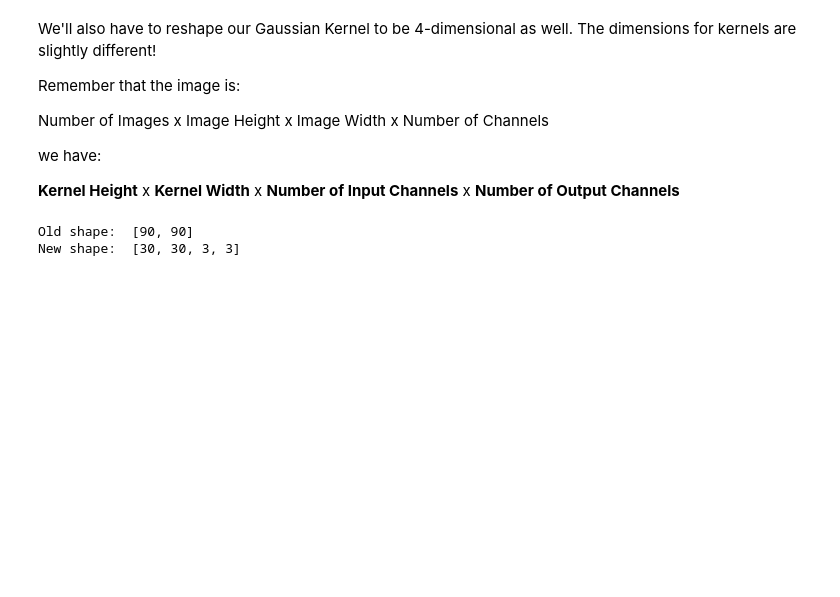
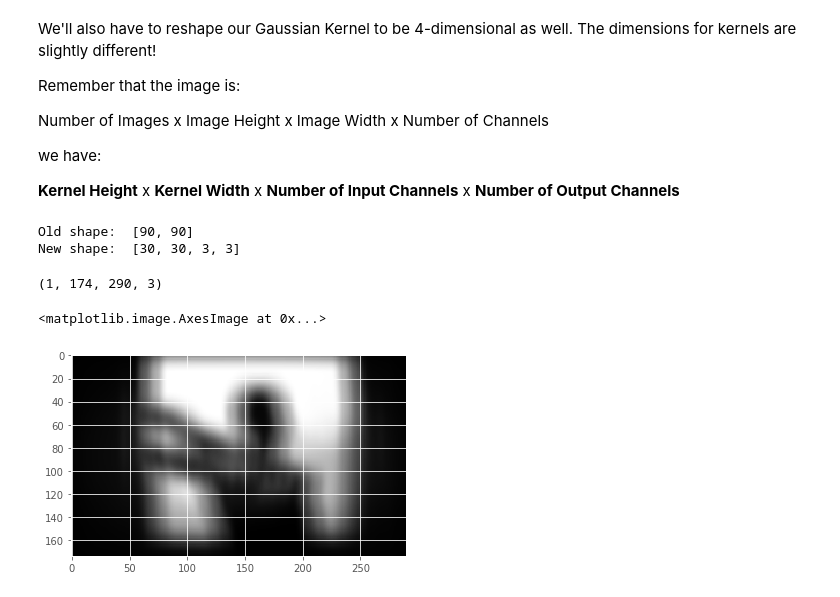
Before and after one commit to gotibhai/tensorflowExperiments, a Jupyter notebook: Convolution .ipynb, the cells around one changed output. Saved outputs shown, nothing was run; the diff lists cells and outputs as text; code cells hidden in the pictures; blank space fills up the shorter version.

```diff
--- a/Convolution .ipynb
+++ b/Convolution .ipynb
@@ -124,5 +124,13 @@ New shape:  [30, 30, 3, 3]
 # %%
 # Convolving our image
 convolved = tf.nn.conv2d(img_4d, z_4d, strides=[1, 1, 1, 1], padding='SAME')
 res = convolved.eval()
 print(res.shape)
+#plt.imshow(np.squeeze(res), cmap='gray')
+
+# Or we could specify the exact dimensions we want to visualize:
+plt.imshow(res[0, :, :, 0], cmap='gray')
+# %% [output]
+(1, 174, 290, 3)
+<matplotlib.image.AxesImage at 0x...>
+[figure, added]
```
Also changed, not shown: parts of 19 cells of this notebook, 1 other file.
